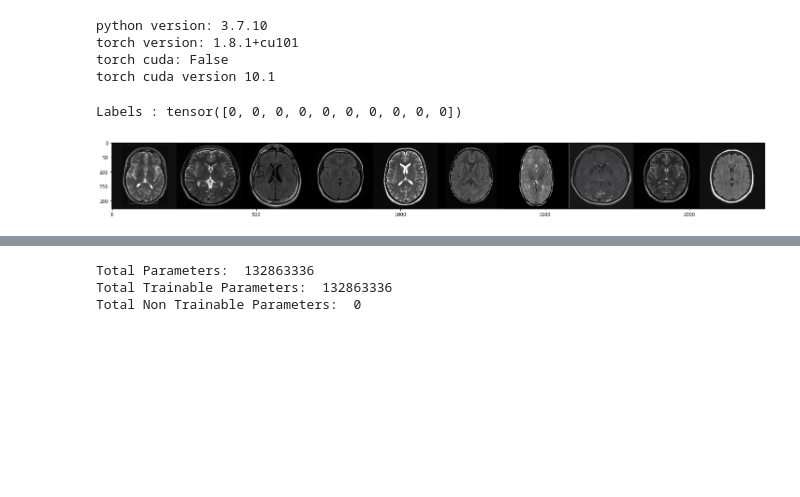
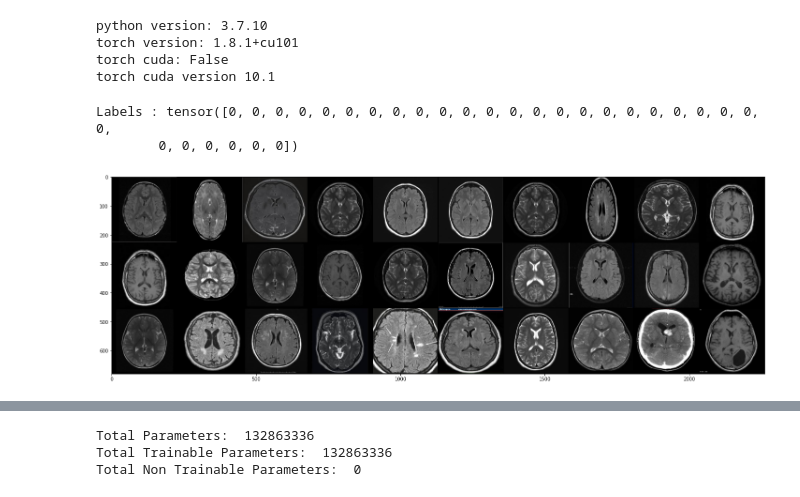
Before and after one commit to yaara-dev/brain-tumor, a Jupyter notebook: vgg16.ipynb, the cells around one changed output, grey strips where cells are left out. Drawn from its saved outputs; the diff is of its cells as text; code cells hidden in the pictures; blank space fills up the shorter version.

```diff
--- a/vgg16.ipynb
+++ b/vgg16.ipynb
@@ -32,31 +29,34 @@ torch cuda version 10.1
 # %%
 # training data, just for plotting
 train_path='/content/drive/MyDrive/dataset/trainingset/'
 validation_path='/content/drive/MyDrive/dataset/testset/'
+nepochs = 15
+
 dataset=torchvision.datasets.ImageFolder(
     root=train_path,
     transform=transforms.Compose([
     transforms.Resize((224 ,224)),
     transforms.ToTensor()
 ]))
 
 dataset_loader=torch.utils.data.DataLoader(
     dataset,
-    batch_size=10
+    batch_size=30
 )
 
 data = next(iter(dataset_loader))
 images, labels = data
 grid = torchvision.utils.make_grid(images, nrow = 10)
 plt.figure(figsize = (25,25))
 plt.imshow(np.transpose(grid, (1,2,0)))
 print("Labels :", labels)
 # image = images[1, :, :]
 # print(image.shape)
 # plt.imshow(np.transpose(image, (1,2,0)))
 # %% [output]
-Labels : tensor([0, 0, 0, 0, 0, 0, 0, 0, 0, 0])
+Labels : tensor([0, 0, 0, 0, 0, 0, 0, 0, 0, 0, 0, 0, 0, 0, 0, 0, 0, 0, 0, 0, 0, 0, 0, 0,
+        0, 0, 0, 0, 0, 0])
-[figure, old version]
+[figure, new version]
 # %%
 # channels_sum, channels_squared_sum, batch_size = 0, 0, 0
 # for data, _ in dataset_loader:
```
Also changed, not shown: parts of 14 cells of this notebook.
